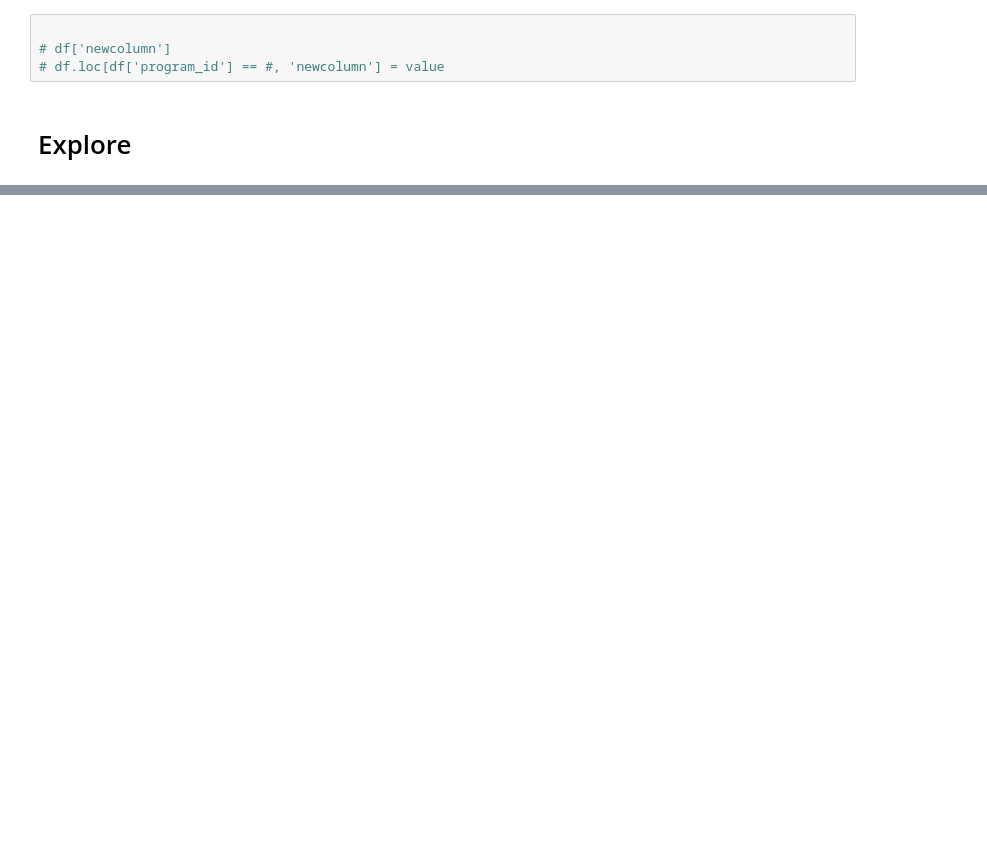
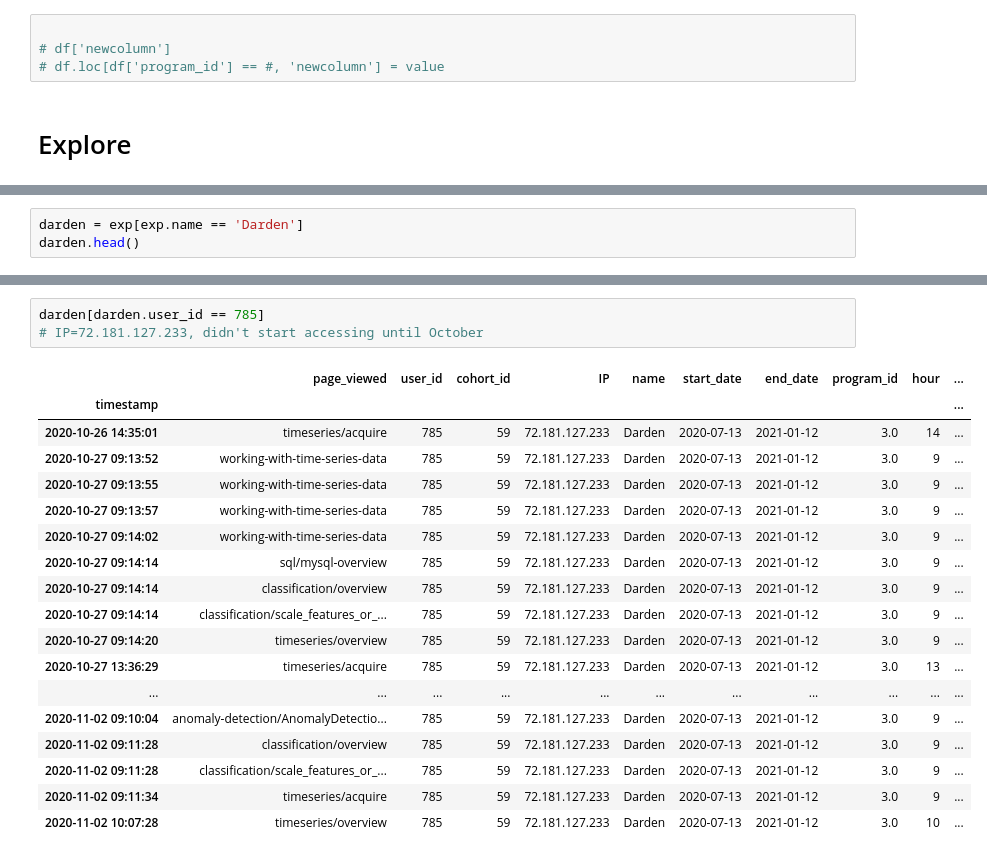
Before and after one commit to RyvynYoung/curriculum_access_project, a Jupyter notebook: curriculum_access.ipynb, the cells around one changed output, grey strips where cells are left out. Saved outputs shown, nothing was run; the diff lists cells and outputs as text; blank space fills up the shorter version.

Commit message:
starting to answer questions

```diff
--- a/curriculum_access.ipynb
+++ b/curriculum_access.ipynb
@@ -131,0 +161,3 @@ sns.boxplot(data=exp, y='hour', x='cohort_id')
+# %%
+darden = exp[exp.name == 'Darden']
+darden.head()
@@ -131,0 +297,22 @@ sns.boxplot(data=exp, y='hour', x='cohort_id')
+# %%
+darden[darden.user_id == 785]
+# IP=72.181.127.233, didn't start accessing until October
+# %% [output]
+|  | page_viewed | user_id | cohort_id | IP | name | start_date | end_date | program_id | hour | ... |
+| timestamp |  |  |  |  |  |  |  |  |  | ... |
+| 2020-10-26 14:35:01 | timeseries/acquire | 785 | 59 | 72.181.127.233 | Darden | 2020-07-13 | 2021-01-12 | 3.0 | 14 | ... |
+| 2020-10-27 09:13:52 | working-with-time-series-data | 785 | 59 | 72.181.127.233 | Darden | 2020-07-13 | 2021-01-12 | 3.0 | 9 | ... |
+| 2020-10-27 09:13:55 | working-with-time-series-data | 785 | 59 | 72.181.127.233 | Darden | 2020-07-13 | 2021-01-12 | 3.0 | 9 | ... |
+| 2020-10-27 09:13:57 | working-with-time-series-data | 785 | 59 | 72.181.127.233 | Darden | 2020-07-13 | 2021-01-12 | 3.0 | 9 | ... |
+| 2020-10-27 09:14:02 | working-with-time-series-data | 785 | 59 | 72.181.127.233 | Darden | 2020-07-13 | 2021-01-12 | 3.0 | 9 | ... |
+| 2020-10-27 09:14:14 | sql/mysql-overview | 785 | 59 | 72.181.127.233 | Darden | 2020-07-13 | 2021-01-12 | 3.0 | 9 | ... |
+| 2020-10-27 09:14:14 | classification/overview | 785 | 59 | 72.181.127.233 | Darden | 2020-07-13 | 2021-01-12 | 3.0 | 9 | ... |
+| 2020-10-27 09:14:14 | classification/scale_features_or_... | 785 | 59 | 72.181.127.233 | Darden | 2020-07-13 | 2021-01-12 | 3.0 | 9 | ... |
+| 2020-10-27 09:14:20 | timeseries/overview | 785 | 59 | 72.181.127.233 | Darden | 2020-07-13 | 2021-01-12 | 3.0 | 9 | ... |
+| 2020-10-27 13:36:29 | timeseries/acquire | 785 | 59 | 72.181.127.233 | Darden | 2020-07-13 | 2021-01-12 | 3.0 | 13 | ... |
+| ... | ... | ... | ... | ... | ... | ... | ... | ... | ... | ... |
+| 2020-11-02 09:10:04 | anomaly-detection/AnomalyDetectio... | 785 | 59 | 72.181.127.233 | Darden | 2020-07-13 | 2021-01-12 | 3.0 | 9 | ... |
+| 2020-11-02 09:11:28 | classification/overview | 785 | 59 | 72.181.127.233 | Darden | 2020-07-13 | 2021-01-12 | 3.0 | 9 | ... |
+| 2020-11-02 09:11:28 | classification/scale_features_or_... | 785 | 59 | 72.181.127.233 | Darden | 2020-07-13 | 2021-01-12 | 3.0 | 9 | ... |
+| 2020-11-02 09:11:34 | timeseries/acquire | 785 | 59 | 72.181.127.233 | Darden | 2020-07-13 | 2021-01-12 | 3.0 | 9 | ... |
+| 2020-11-02 10:07:28 | timeseries/overview | 785 | 59 | 72.181.127.233 | Darden | 2020-07-13 | 2021-01-12 | 3.0 | 10 | ... |
```
Also changed, not shown: parts of 54 cells of this notebook, 1 other file.
